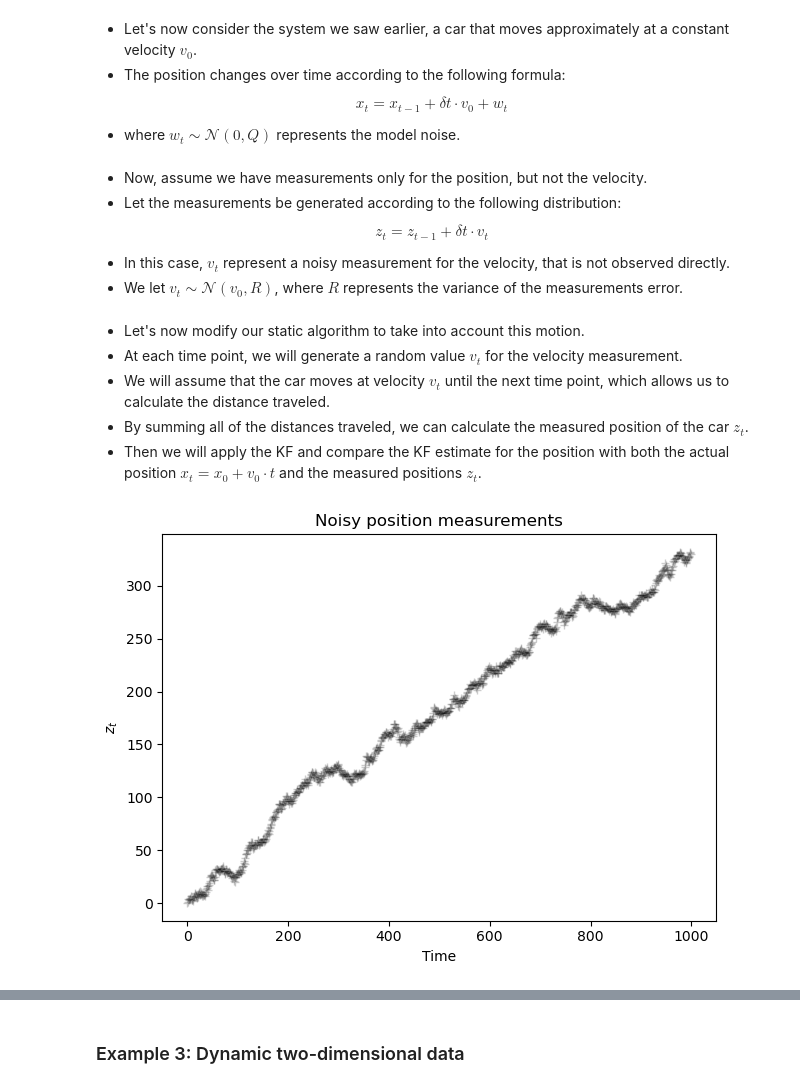
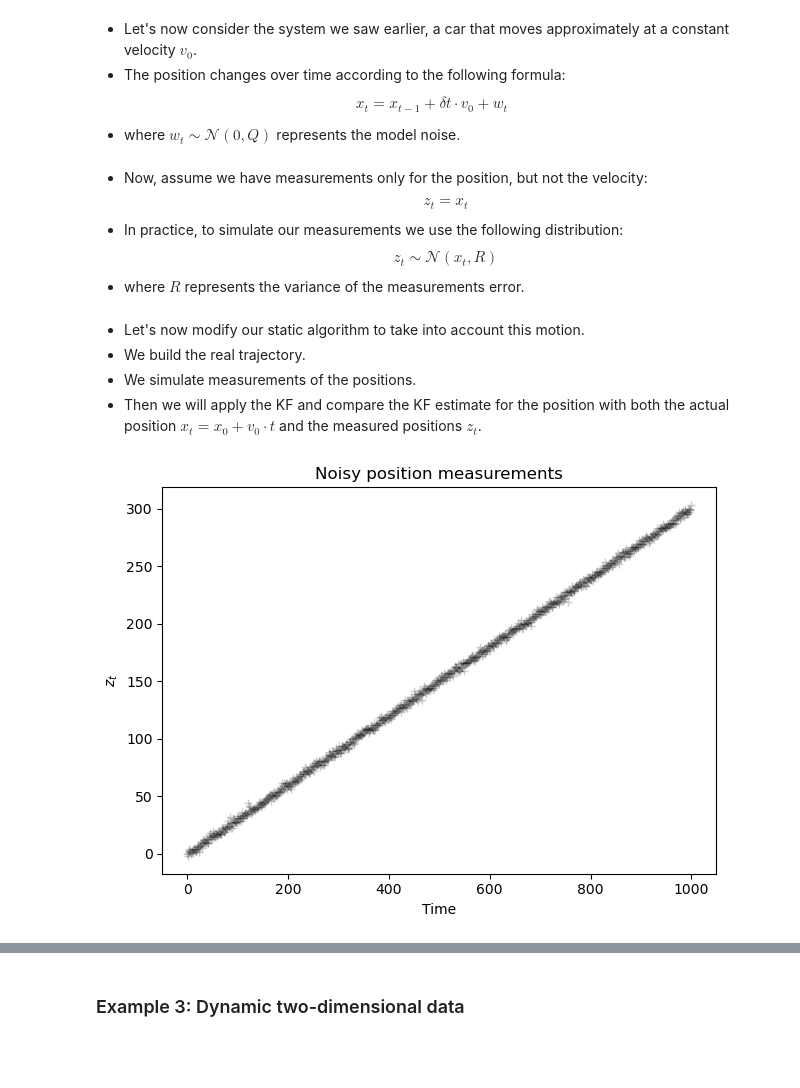
Before and after one commit to eloMG/python-time-series-handbook, a Jupyter notebook: notebooks/07/kalman-filter.ipynb, the cells around one changed output, grey strips where cells are left out. Saved outputs shown, nothing was run; the diff lists cells and outputs as text; code cells hidden in the pictures; blank space fills up the shorter version.

Commit message:
confusing example: position follows random walk, velocity is measured(?)

```diff
--- a/notebooks/07/kalman-filter.ipynb
+++ b/notebooks/07/kalman-filter.ipynb
@@ -516,45 +516,41 @@ $$x_{t} = x_{t-1} + \delta t \cdot v_0 + w_t$$
 
 - where $w_t \sim \mathcal{N}(0, Q)$ represents the model noise.
 # %% [markdown]
-- Now, assume we have measurements only for the position, but not the velocity.
-- Let the measurements be generated according to the following distribution:
-
-$$z_t = z_{t-1} + \delta t \cdot v_t$$
-
-- In this case, $v_t$ represent a noisy measurement for the velocity, that is not observed directly.
-- We let $v_t \sim \mathcal{N}(v_0, R)$, where $R$ represents the variance of the measurements error.
+- Now, assume we have measurements only for the position, but not the velocity:
+$$z_t = x_t$$
+- In practice, to simulate our measurements we use the following distribution:
+$$z_t \sim \mathcal{N}(x_t, R)$$
+- where $R$ represents the variance of the measurements error.
 # %% [markdown]
 - Let's now modify our static algorithm to take into account this motion.
-- At each time point, we will generate a random value $v_t$ for the velocity measurement.
-- We will assume that the car moves at velocity $v_t$ until the next time point, which allows us to calculate the distance traveled.
-- By summing all of the distances traveled, we can calculate the measured position of the car $z_t$.
+- We build the real trajectory.
+- We simulate measurements of the positions.
 - Then we will apply the KF and compare the KF estimate for the position with both the actual position $x_t = x_0 + v_0 \cdot t$ and the measured positions $z_t$.
 # %%
 # initial parameters
 v0 = 0.3
 x0 = 0.0
 R = 4.0
+delta_t = 1
+
+# generate true positions
+n_measurements = 1000
+Xt = np.zeros(n_measurements)
+for t in range(0, n_measurements):
+    Xt[t]= x0 + v0*t*delta_t
 
 # generate noisy measurements
-n_measurements = 1000
-Zv = np.zeros(n_measurements) # velocity measurements
 Zx = np.zeros(n_measurements) # position measurements
-for t in range(0, n_measurements-1):
-    Zv[t] = np.random.normal(v0, np.sqrt(R))
-    Zx[t+1] = Zx[t] + Zv[t] * 1 # delta_t = 1
-
-# generate true positions
-Xt = np.zeros(n_measurements)
 for t in range(0, n_measurements):
-    Xt[t]= x0 + v0*t
+    Zx[t] = np.random.normal(Xt[t], np.sqrt(R)) # Zx[t] = Xt[t] + noise
 
 plt.plot(Zx,'k+',label='measurements $z_t$',alpha=0.2)
 plt.title('Noisy position measurements')
 plt.xlabel('Time')
 plt.ylabel('$z_t$')
 plt.tight_layout();
 # %% [output]
-[figure, old version]
+[figure, new version]
 # %%
 # initial guesses and estimates
 x = 0
```
Also changed, not shown: parts of 4 cells of this notebook.
